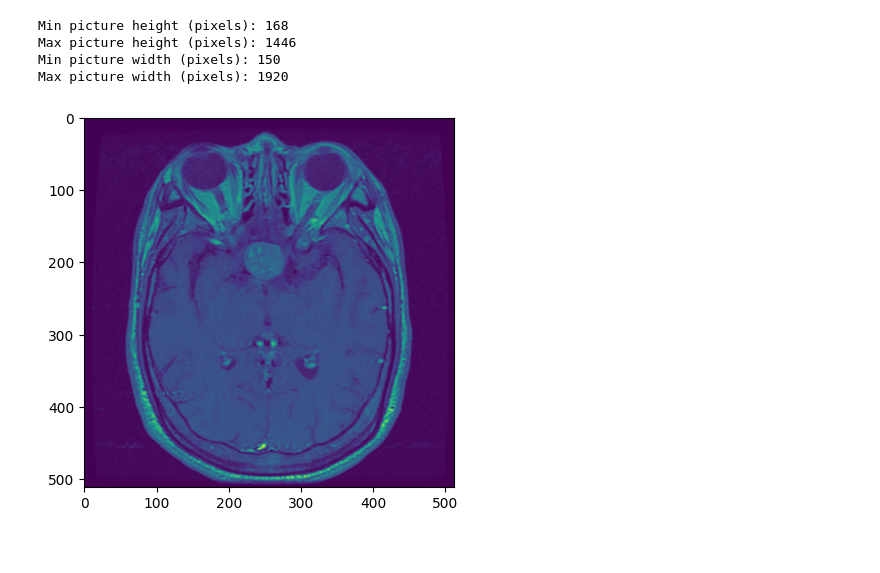
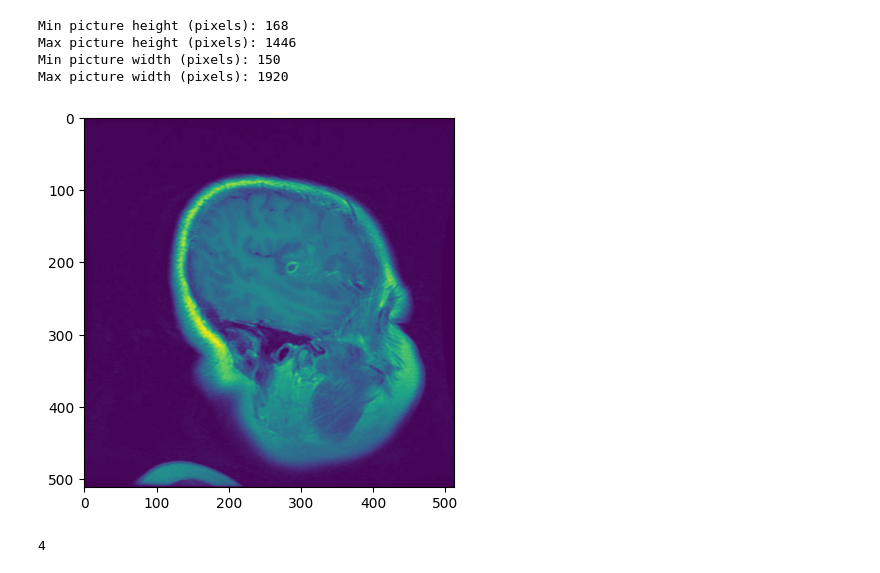
Before and after one commit to tjurjevich/tumor_detection, a Jupyter notebook: modelling.ipynb, the cells around one changed output. Cells and saved outputs as stored; diff of their text form; code cells hidden in the pictures.

```diff
--- a/modelling.ipynb
+++ b/modelling.ipynb
@@ -11,8 +14,9 @@ initial_min_height, initial_min_width = 100000, 100000
 
 cancer_types = ['pituitary','notumor','glioma','meningioma']
 dataset_types = ['Training','Testing']
-data = {'Training':{'file_loc':[], 'label':[], 'input_data':[]},
-         'Testing':{'file_loc':[], 'label':[], 'input_data':[]}
+data = {
+        'Training':{'file_loc':[], 'label':[], 'input_data':[]},
+        'Testing':{'file_loc':[], 'label':[], 'input_data':[]}
         }
 # Dataset sizes, and create dictionary with labels
 print('Total images available...')
@@ -78,14 +82,20 @@ Max picture width (pixels): 1920
 # %%
 """
 Data augmentation steps to explore...
 - horizontal/vertical flips (random_flip_left_right/random_flip_up_down)
-- cropping randomly (random_crop)
 - adjust brightness
 - adjust contrast
 - combination of multiple...
 
 """
 
-plt.imshow(tf.image.resize(images = data['Training']['input_data'][1234], size = [512,512], method = 'bilinear').numpy());
+plt.imshow(tf.image.resize(images = data['Training']['input_data'][4000], size = [512,512], method = 'bilinear').numpy());
 # %% [output]
-[figure, old version]
+[figure, new version]
+# %%
+# Nominally encode labels
+le = LabelEncoder()
+y_train = le.fit_transform(data['Training']['label'])
+y_test = le.transform(data['Testing']['label'])
+# %% [output]
+4
```
Also changed, not shown: parts of 4 cells of this notebook.
